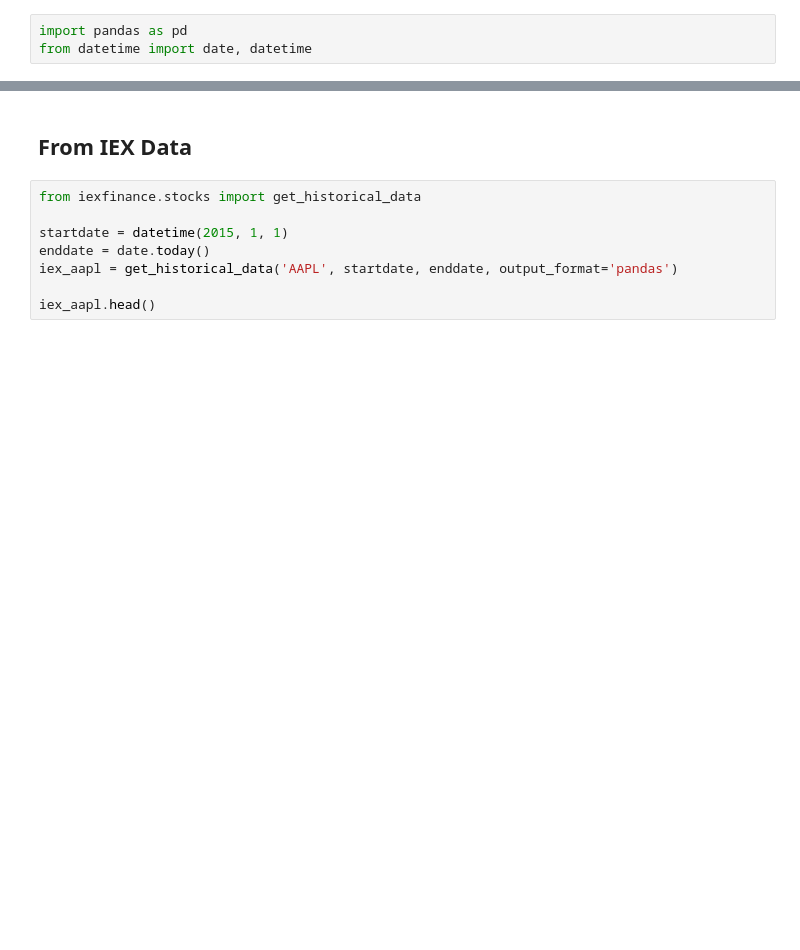
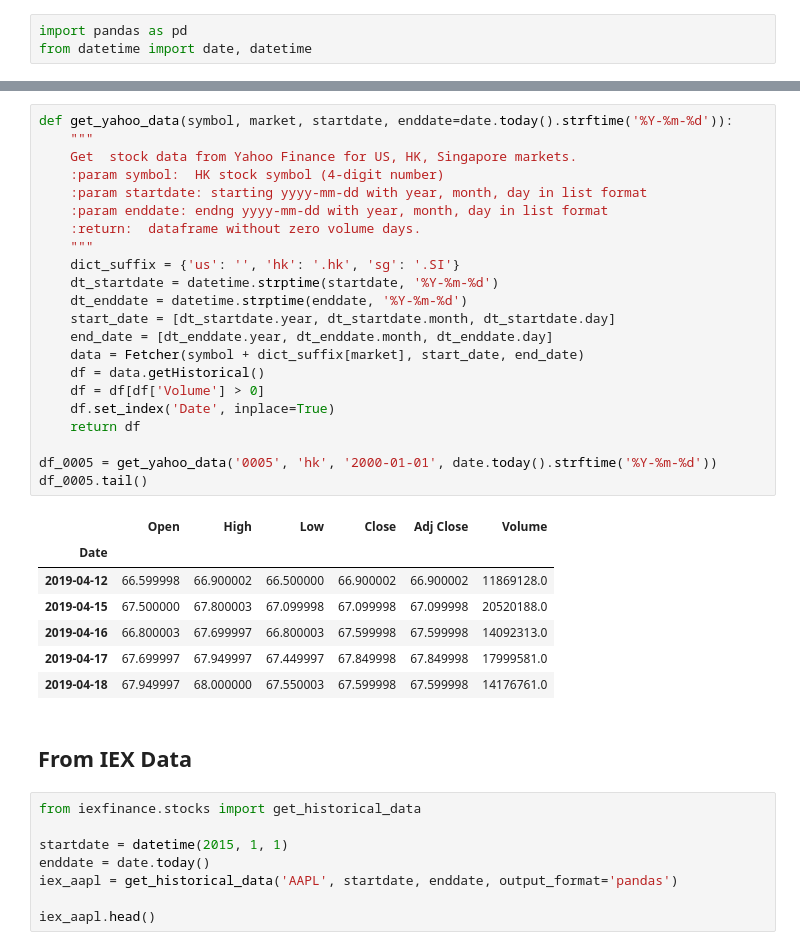
Before and after one commit to willbillionquant/python-r-qtrade, a Jupyter notebook: equities-data-api/data-api.ipynb, the cells around one changed output, grey strips where cells are left out. Drawn from its saved outputs; the diff is of its cells as text; blank space fills up the shorter version.

```diff
--- a/equities-data-api/data-api.ipynb
+++ b/equities-data-api/data-api.ipynb
@@ -4,3 +37,33 @@ from datetime import date, datetime
+# %%
+def get_yahoo_data(symbol, market, startdate, enddate=date.today().strftime('%Y-%m-%d')):
+    """
+    Get  stock data from Yahoo Finance for US, HK, Singapore markets.
+    :param symbol:  HK stock symbol (4-digit number)
+    :param startdate: starting yyyy-mm-dd with year, month, day in list format
+    :param enddate: endng yyyy-mm-dd with year, month, day in list format
+    :return:  dataframe without zero volume days.
+    """
+    dict_suffix = {'us': '', 'hk': '.hk', 'sg': '.SI'}
+    dt_startdate = datetime.strptime(startdate, '%Y-%m-%d')
+    dt_enddate = datetime.strptime(enddate, '%Y-%m-%d')
+    start_date = [dt_startdate.year, dt_startdate.month, dt_startdate.day]
+    end_date = [dt_enddate.year, dt_enddate.month, dt_enddate.day]
+    data = Fetcher(symbol + dict_suffix[market], start_date, end_date)
+    df = data.getHistorical()
+    df = df[df['Volume'] > 0]
+    df.set_index('Date', inplace=True)
+    return df
+
+df_0005 = get_yahoo_data('0005', 'hk', '2000-01-01', date.today().strftime('%Y-%m-%d'))
+df_0005.tail()
+# %% [output]
+|  | Open | High | Low | Close | Adj Close | Volume |
+| Date |  |  |  |  |  |  |
+| 2019-04-12 | 66.599998 | 66.900002 | 66.500000 | 66.900002 | 66.900002 | 11869128.0 |
+| 2019-04-15 | 67.500000 | 67.800003 | 67.099998 | 67.099998 | 67.099998 | 20520188.0 |
+| 2019-04-16 | 66.800003 | 67.699997 | 66.800003 | 67.599998 | 67.599998 | 14092313.0 |
+| 2019-04-17 | 67.699997 | 67.949997 | 67.449997 | 67.849998 | 67.849998 | 17999581.0 |
+| 2019-04-18 | 67.949997 | 68.000000 | 67.550003 | 67.599998 | 67.599998 | 14176761.0 |
 # %% [markdown]
 ## From IEX Data
 # %%
```
Also changed, not shown: parts of 10 cells of this notebook.
